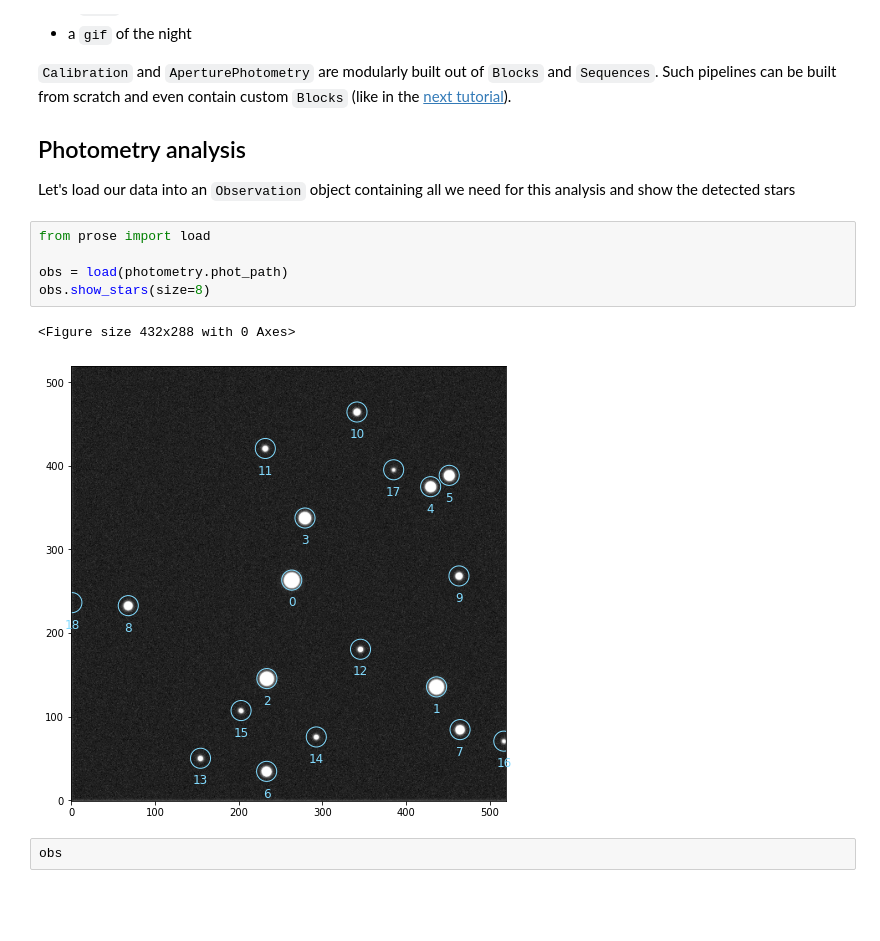
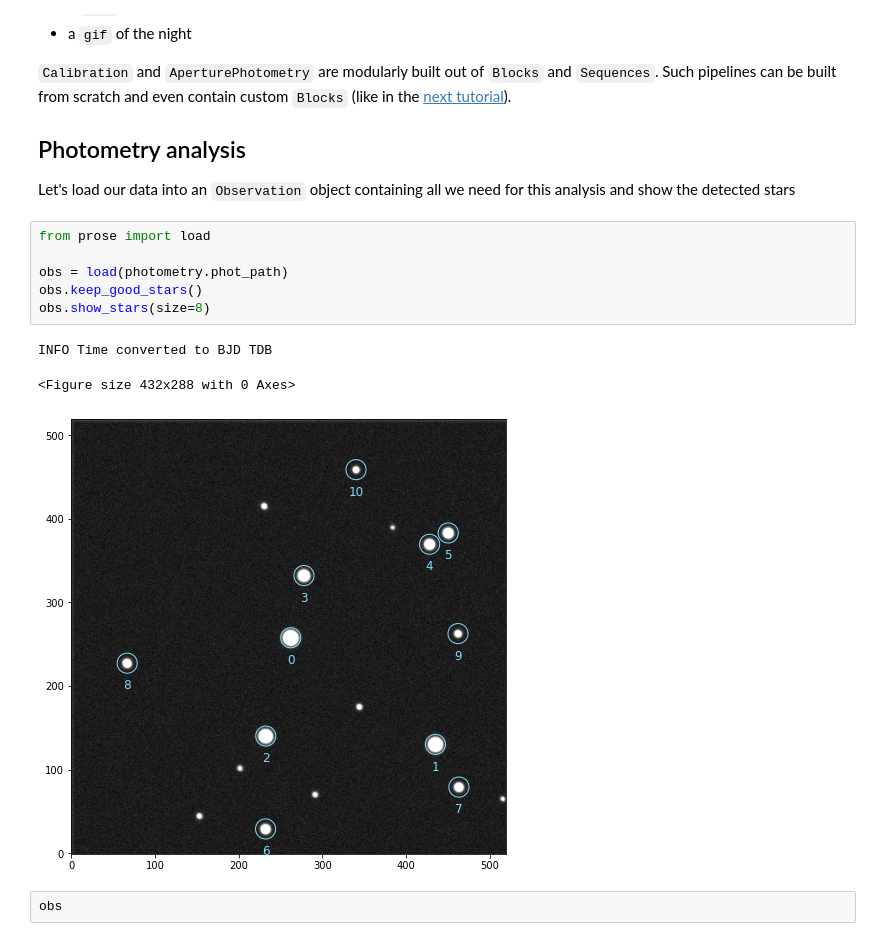
Before and after one commit to jpdeleon/prose2, a Jupyter notebook: docs/source/notebooks/reduction.ipynb, the cells around one changed output. Cells and saved outputs as stored; diff of their text form; blank space fills up the shorter version.

```diff
--- a/docs/source/notebooks/reduction.ipynb
+++ b/docs/source/notebooks/reduction.ipynb
@@ -130,11 +130,13 @@ Let's load our data into an `Observation` object containing all we need for this
 # %%
 from prose import load
 
 obs = load(photometry.phot_path)
+obs.keep_good_stars()
 obs.show_stars(size=8)
 # %% [output]
-<Figure size 432x288 with 0 Axes>
+INFO Time converted to BJD TDB
+<Figure size 432x288 with 0 Axes>
-[figure, old version]
+[figure, new version]
 # %%
 obs
 # %% [output]
```
Also changed, not shown: parts of 7 cells of this notebook, 7 other files.
